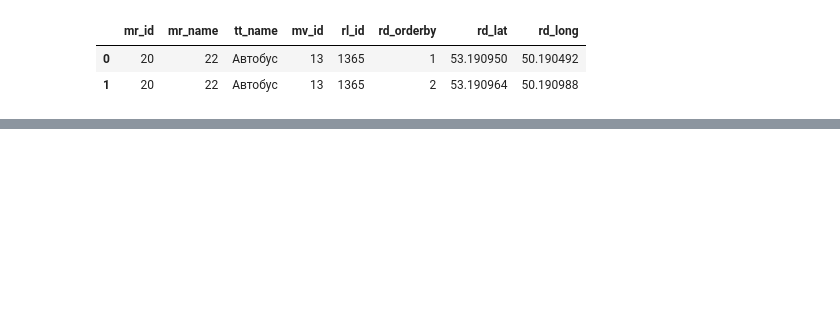
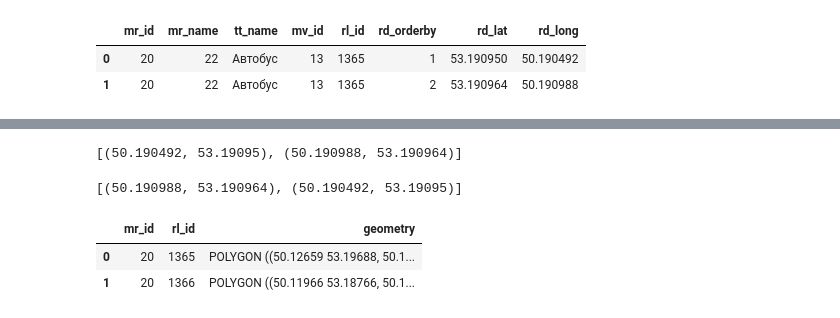
Before and after one commit to ochristm/samara, a Jupyter notebook: tracks/tracks.ipynb, the cells around one changed output, grey strips where cells are left out. Saved outputs shown, nothing was run; the diff lists cells and outputs as text; code cells hidden in the pictures; blank space fills up the shorter version.

```diff
--- a/tracks/tracks.ipynb
+++ b/tracks/tracks.ipynb
@@ -187,0 +165,10 @@ rt_trnsnavi[rt_trnsnavi.mr_id==119]
+# %%
+small_segm.geometry[0].coords[:]
+# %% [output]
+[(50.190492, 53.19095), (50.190988, 53.190964)]
+# %%
+l1 = small_segm.geometry[0].coords[:]
+l1.reverse()
+l1
+# %% [output]
+[(50.190988, 53.190964), (50.190492, 53.19095)]
@@ -187,0 +182,11 @@ rt_trnsnavi[rt_trnsnavi.mr_id==119]
+# %%
+graph_lines_32640 = graph_lines.copy()
+graph_lines_32640 = graph_lines_32640.to_crs('epsg:32640')
+graph_lines_32640.geometry = graph_lines_32640.geometry.buffer(100)
+graph_lines_buff = graph_lines_32640.to_crs('epsg:4326')
+# %%
+graph_lines_buff.head(2)
+# %% [output]
+|  | mr_id | rl_id | geometry |
+| 0 | 20 | 1365 | POLYGON ((50.12659 53.19688, 50.1... |
+| 1 | 20 | 1366 | POLYGON ((50.11966 53.18766, 50.1... |
```
Also changed, not shown: parts of 45 cells of this notebook.
